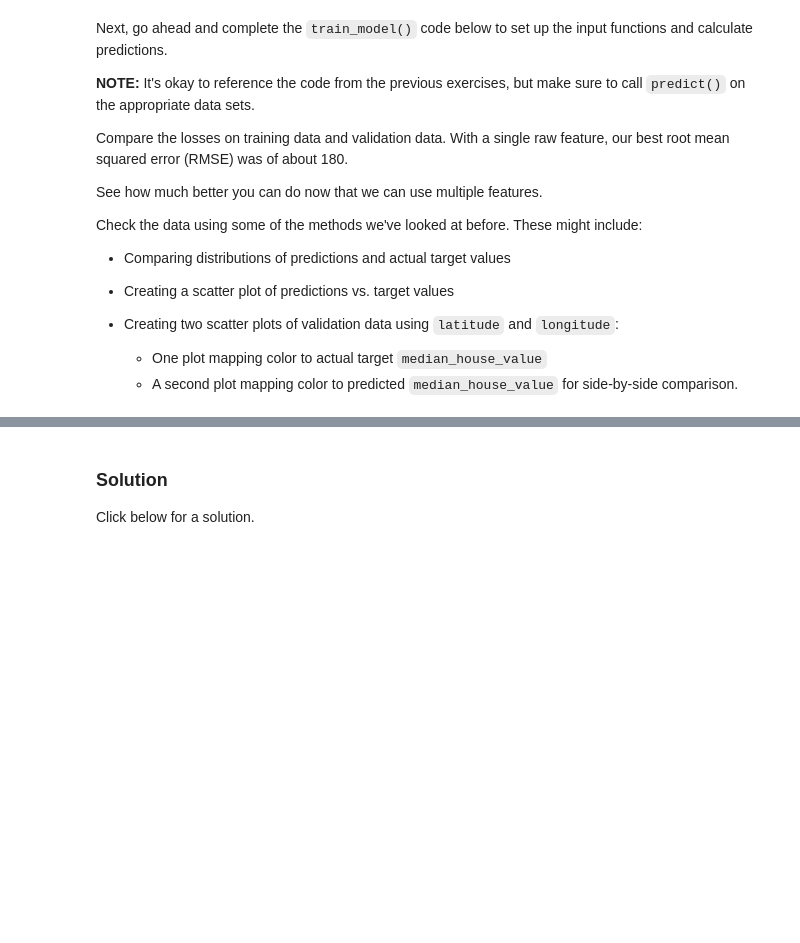
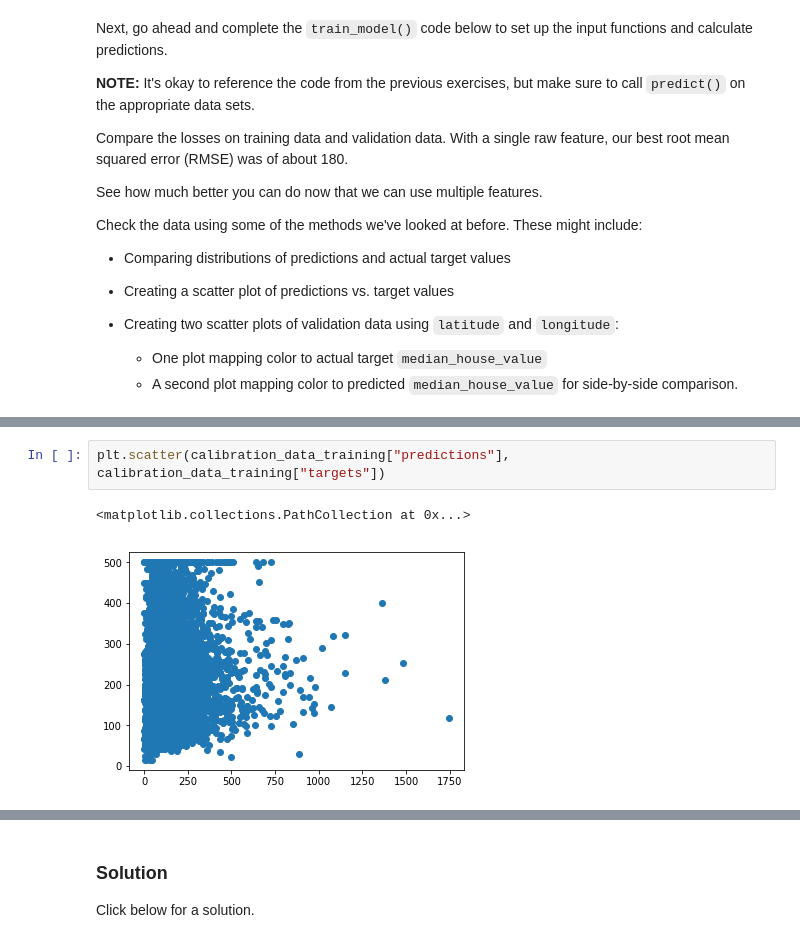
Before and after one commit to odmana/google-ai-crash-course, a Jupyter notebook: validation.ipynb, the cells around one changed output, grey strips where cells are left out. Drawn from its saved outputs; the diff is of its cells as text; blank space fills up the shorter version.

```diff
--- a/validation.ipynb
+++ b/validation.ipynb
@@ -430,0 +443,5 @@ KeyboardInterrupt: ignored
+# %%
+plt.scatter(calibration_data_training["predictions"], calibration_data_training["targets"])
+# %% [output]
+<matplotlib.collections.PathCollection at 0x...>
+[figure, added]
```
Also changed, not shown: parts of 10 cells of this notebook.
